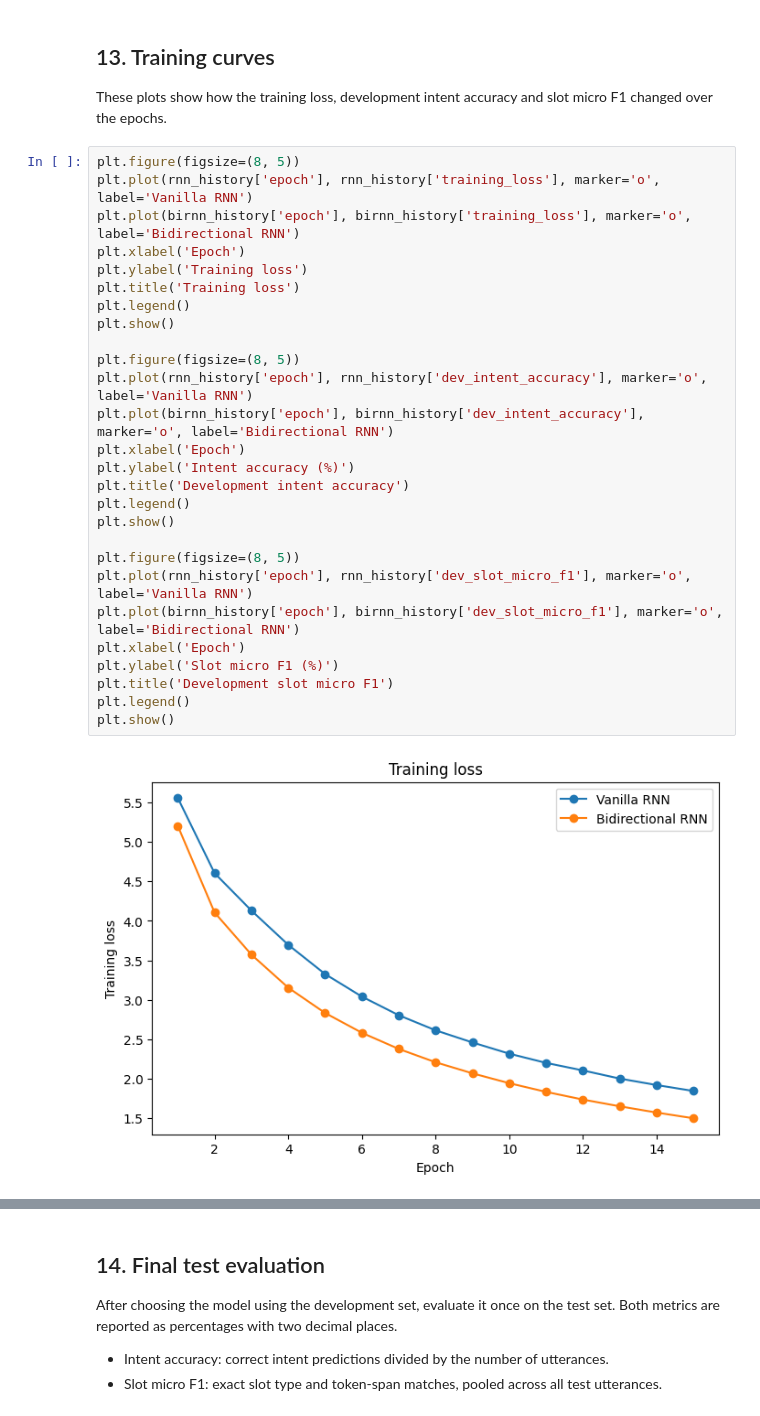
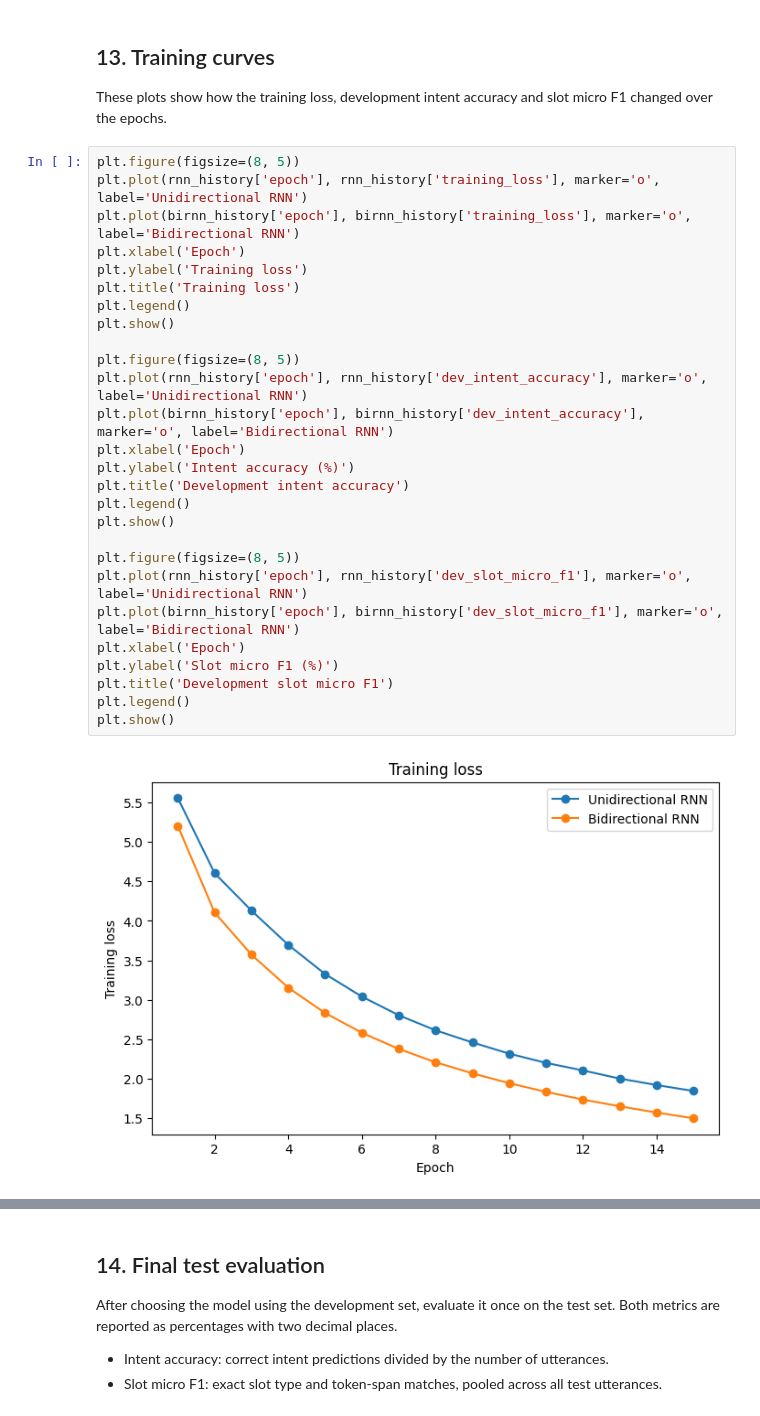
Before and after one commit to sonalimoorthy/SC4002-NLP-PROJECT-, a Jupyter notebook: main.ipynb, the cells around one changed output, grey strips where cells are left out. Drawn from its saved outputs; the diff is of its cells as text.

```diff
--- a/main.ipynb
+++ b/main.ipynb
@@ -755,30 +755,30 @@ Selected model using development intent accuracy: Bidirectional RNN
 These plots show how the training loss, development intent accuracy and slot micro F1 changed over the epochs.
 # %%
 plt.figure(figsize=(8, 5))
-plt.plot(rnn_history['epoch'], rnn_history['training_loss'], marker='o', label='Vanilla RNN')
+plt.plot(rnn_history['epoch'], rnn_history['training_loss'], marker='o', label='Unidirectional RNN')
 plt.plot(birnn_history['epoch'], birnn_history['training_loss'], marker='o', label='Bidirectional RNN')
 plt.xlabel('Epoch')
 plt.ylabel('Training loss')
 plt.title('Training loss')
 plt.legend()
 plt.show()
 
 plt.figure(figsize=(8, 5))
-plt.plot(rnn_history['epoch'], rnn_history['dev_intent_accuracy'], marker='o', label='Vanilla RNN')
+plt.plot(rnn_history['epoch'], rnn_history['dev_intent_accuracy'], marker='o', label='Unidirectional RNN')
 plt.plot(birnn_history['epoch'], birnn_history['dev_intent_accuracy'], marker='o', label='Bidirectional RNN')
 plt.xlabel('Epoch')
 plt.ylabel('Intent accuracy (%)')
 plt.title('Development intent accuracy')
 plt.legend()
 plt.show()
 
 plt.figure(figsize=(8, 5))
-plt.plot(rnn_history['epoch'], rnn_history['dev_slot_micro_f1'], marker='o', label='Vanilla RNN')
+plt.plot(rnn_history['epoch'], rnn_history['dev_slot_micro_f1'], marker='o', label='Unidirectional RNN')
 plt.plot(birnn_history['epoch'], birnn_history['dev_slot_micro_f1'], marker='o', label='Bidirectional RNN')
 plt.xlabel('Epoch')
 plt.ylabel('Slot micro F1 (%)')
 plt.title('Development slot micro F1')
 plt.legend()
 plt.show()
 # %% [output]
-[figure, old version]
+[figure, new version]
```
Also changed, not shown: parts of 1 cell of this notebook.
